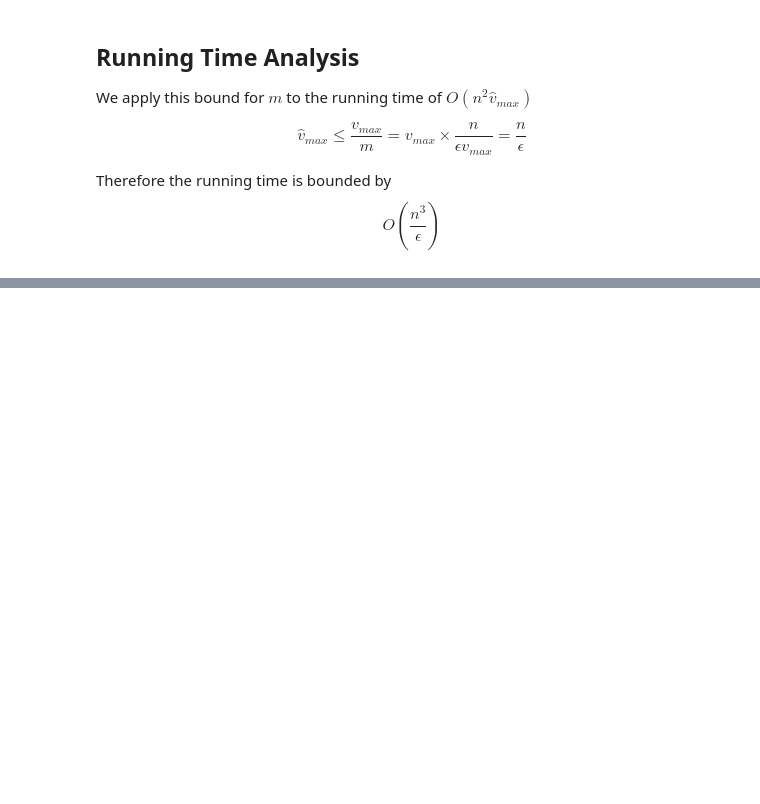
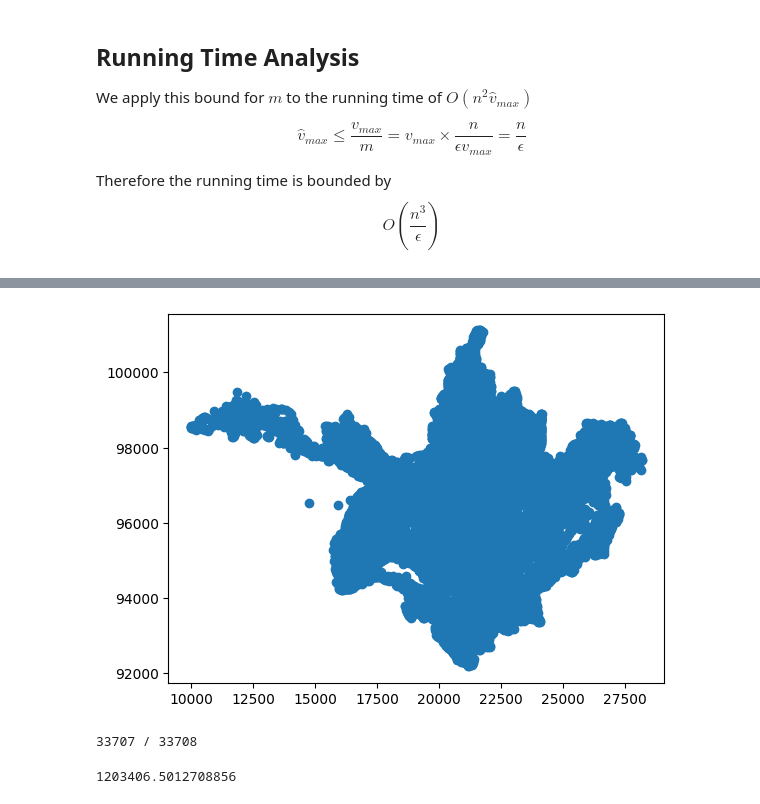
Before and after one commit to DiscreteBites/StanfordAlgorithms, a Jupyter notebook: Shortest Paths, NP Problems/Week 3.ipynb, the cells around one changed output, grey strips where cells are left out. Cells and saved outputs as stored; diff of their text form; code cells hidden in the pictures; blank space fills up the shorter version.

Commit message:
TSP via heuristics

```diff
--- a/Shortest Paths, NP Problems/Week 3.ipynb
+++ b/Shortest Paths, NP Problems/Week 3.ipynb
@@ -193,0 +225,29 @@ $$
+# %%
+import numpy as np
+
+def load_data():
+    with open('Week 3 nn.txt') as f:
+        num_cities = next(f)
+        return int(num_cities), [
+            [float(x) for x in coord.split(" ")][1:]
+            for coord in f
+        ]
+# %%
+import matplotlib.pyplot as plt
+
+def plot(coords, edges=[]):
+    fig, ax = plt.subplots()
+
+    x = [coord[0] for coord in coords]
+    y = [coord[1] for coord in coords]
+
+    for edge in edges:
+        pt1, pt2 = edge
+        ax.plot(pt1, pt2, color='orange')
+
+    ax.scatter(x, y)
+# %%
+num_cities, coords = load_data()
+plot(coords)
+# %% [output]
+[figure, added]
@@ -193,0 +362,5 @@ $$
+# %%
+tspHeuristic(num_cities, coords)
+# %% [output]
+33707 / 33708
+1203406.5012708856
```
Also changed, not shown: parts of 6 cells of this notebook.
